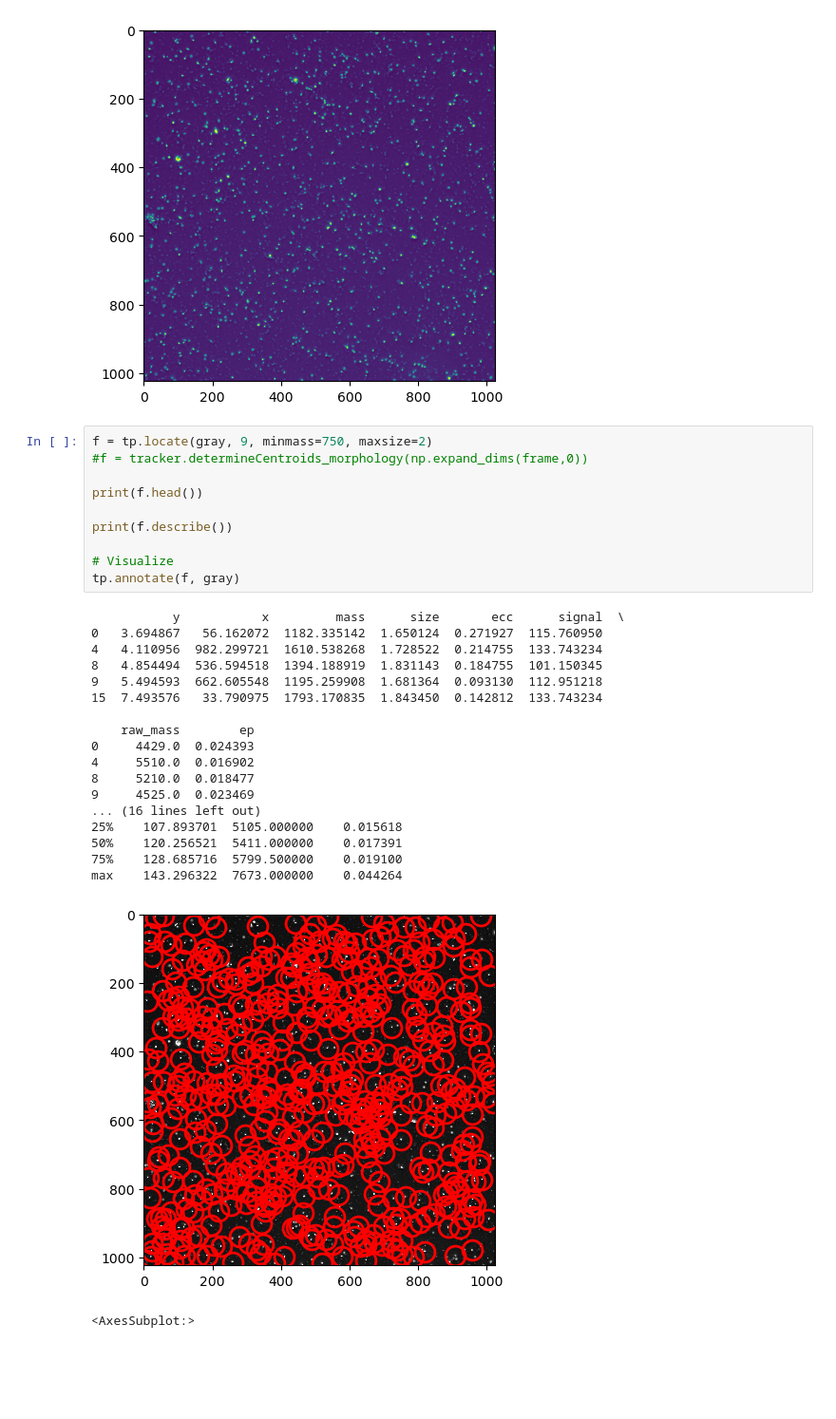
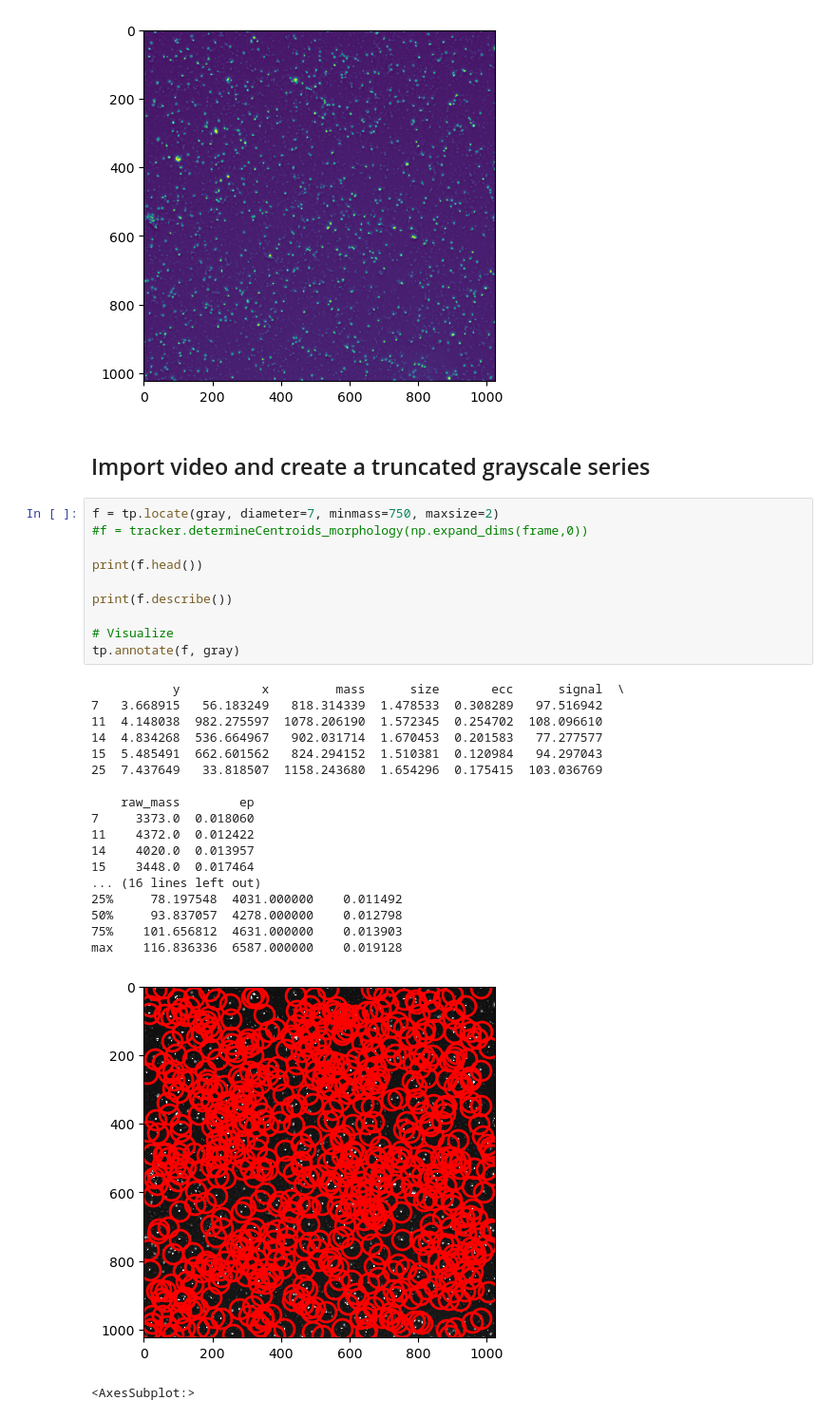
Before and after one commit to CAS-ReproLab/Sperm_Object_Tracking, a Jupyter notebook: UnifiedFramework/Trackpy_Params.ipynb, the cells around one changed output. Shown at 95% size. Drawn from its saved outputs; the diff is of its cells as text; blank space fills up the shorter version.

Commit message:
trackpy Update
Updated trackpy prediction parameters for human video, including adaptive adjustment of search range

```diff
--- a/UnifiedFramework/Trackpy_Params.ipynb
+++ b/UnifiedFramework/Trackpy_Params.ipynb
@@ -36,35 +36,37 @@ plt.imshow(gray)
 (1024, 1024)
 <matplotlib.image.AxesImage at 0x...>
 [figure]
+# %% [markdown]
+## Import video and create a truncated grayscale series
 # %%
-f = tp.locate(gray, 9, minmass=750, maxsize=2)
+f = tp.locate(gray, diameter=7, minmass=750, maxsize=2)
 #f = tracker.determineCentroids_morphology(np.expand_dims(frame,0))
 
 print(f.head())
 
 print(f.describe())
 
 # Visualize
 tp.annotate(f, gray)
 # %% [output]
            y           x         mass      size       ecc      signal  \
-0   3.694867   56.162072  1182.335142  1.650124  0.271927  115.760950
-4   4.110956  982.299721  1610.538268  1.728522  0.214755  133.743234
-8   4.854494  536.594518  1394.188919  1.831143  0.184755  101.150345
-9   5.494593  662.605548  1195.259908  1.681364  0.093130  112.951218
-15  7.493576   33.790975  1793.170835  1.843450  0.142812  133.743234
+7   3.668915   56.183249   818.314339  1.478533  0.308289   97.516942
+11  4.148038  982.275597  1078.206190  1.572345  0.254702  108.096610
+14  4.834268  536.664967   902.031714  1.670453  0.201583   77.277577
+15  5.485491  662.601562   824.294152  1.510381  0.120984   94.297043
+25  7.437649   33.818507  1158.243680  1.654296  0.175415  103.036769
 
     raw_mass        ep
-0     4429.0  0.024393
-4     5510.0  0.016902
-8     5210.0  0.018477
-9     4525.0  0.023469
+7     3373.0  0.018060
+11    4372.0  0.012422
+14    4020.0  0.013957
+15    3448.0  0.017464
 ... (16 lines left out)
-25%    107.893701  5105.000000    0.015618
-50%    120.256521  5411.000000    0.017391
-75%    128.685716  5799.500000    0.019100
-max    143.296322  7673.000000    0.044264
+25%     78.197548  4031.000000    0.011492
+50%     93.837057  4278.000000    0.012798
+75%    101.656812  4631.000000    0.013903
+max    116.836336  6587.000000    0.019128
-[figure, old version]
+[figure, new version]
 <AxesSubplot:>
 # %%
 fig, ax = plt.subplots()
```
Also changed, not shown: parts of 4 cells of this notebook, 1 other file.
